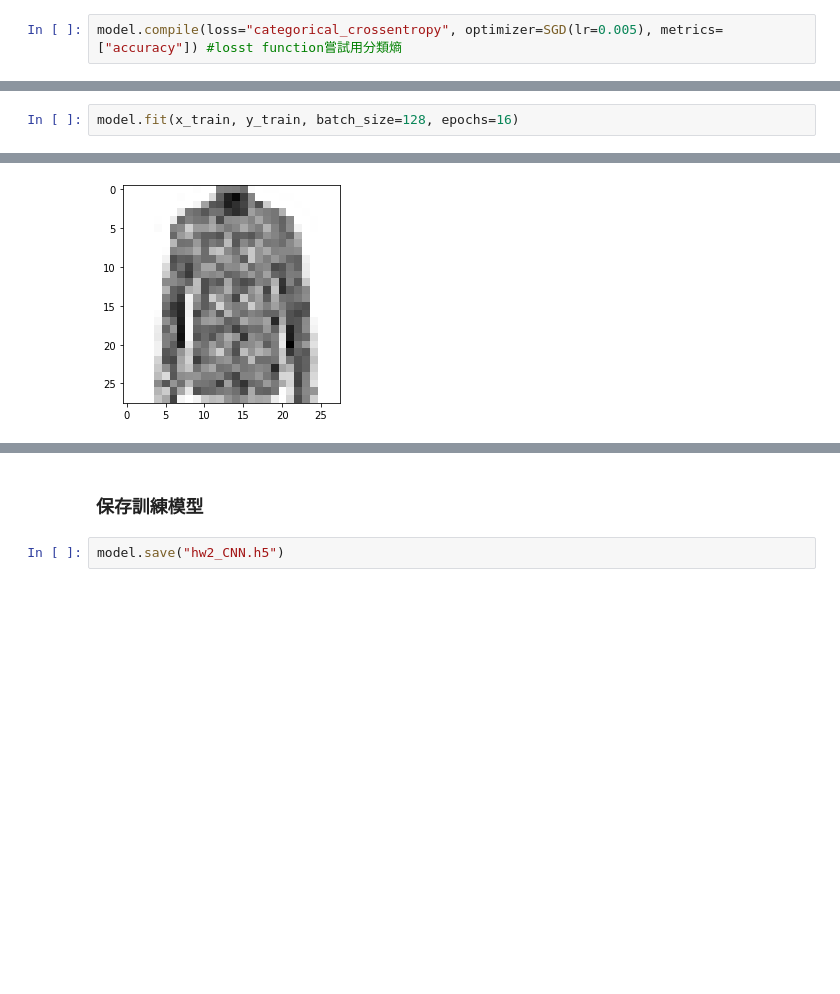
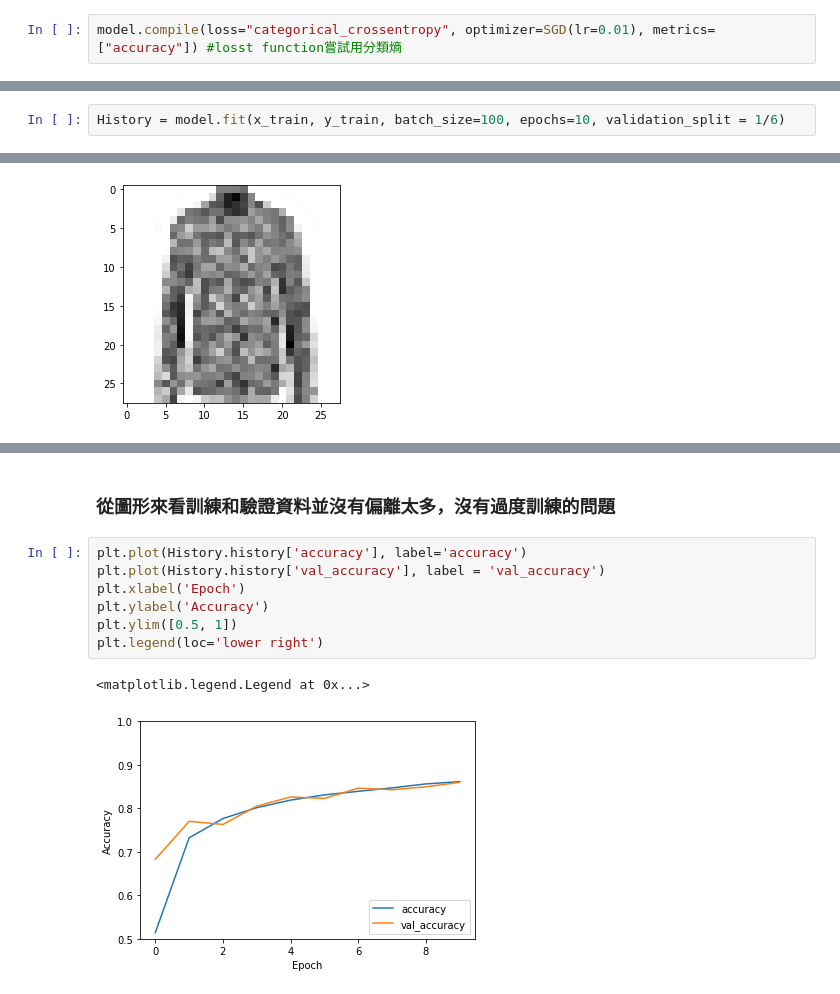
Before and after one commit to jerrylin0505/NCCU_ComputerProgram, a Jupyter notebook: hw2.ipynb, the cells around one changed output, grey strips where cells are left out. Cells and saved outputs as stored; diff of their text form; blank space fills up the shorter version.

```diff
--- a/hw2.ipynb
+++ b/hw2.ipynb
@@ -84,5 +84,5 @@ Trainable params: 147,274
 Non-trainable params: 0
 _________________________________________________________________
 # %%
-model.compile(loss="categorical_crossentropy", optimizer=SGD(lr=0.005), metrics=["accuracy"]) #losst function嘗試用分類熵
+model.compile(loss="categorical_crossentropy", optimizer=SGD(lr=0.01), metrics=["accuracy"]) #losst function嘗試用分類熵
 # %% [markdown]
@@ -90,3 +90,3 @@ model.compile(loss="categorical_crossentropy", optimizer=SGD(lr=0.005), metrics=
 # %%
-model.fit(x_train, y_train, batch_size=128, epochs=16)
+History = model.fit(x_train, y_train, batch_size=100, epochs=10, validation_split = 1/6)
 # %% [output]
@@ -141,4 +135,12 @@ print("測試資料正確率 = ", round(acc*100,2), "%")
-# %% [markdown]
-### 保存訓練模型
-# %%
-model.save("hw2_CNN.h5")
+# %% [markdown]
+### 從圖形來看訓練和驗證資料並沒有偏離太多，沒有過度訓練的問題
+# %%
+plt.plot(History.history['accuracy'], label='accuracy')
+plt.plot(History.history['val_accuracy'], label = 'val_accuracy')
+plt.xlabel('Epoch')
+plt.ylabel('Accuracy')
+plt.ylim([0.5, 1])
+plt.legend(loc='lower right')
+# %% [output]
+<matplotlib.legend.Legend at 0x...>
+[figure, added]
```
Also changed, not shown: parts of 13 cells of this notebook, 1 other file.
